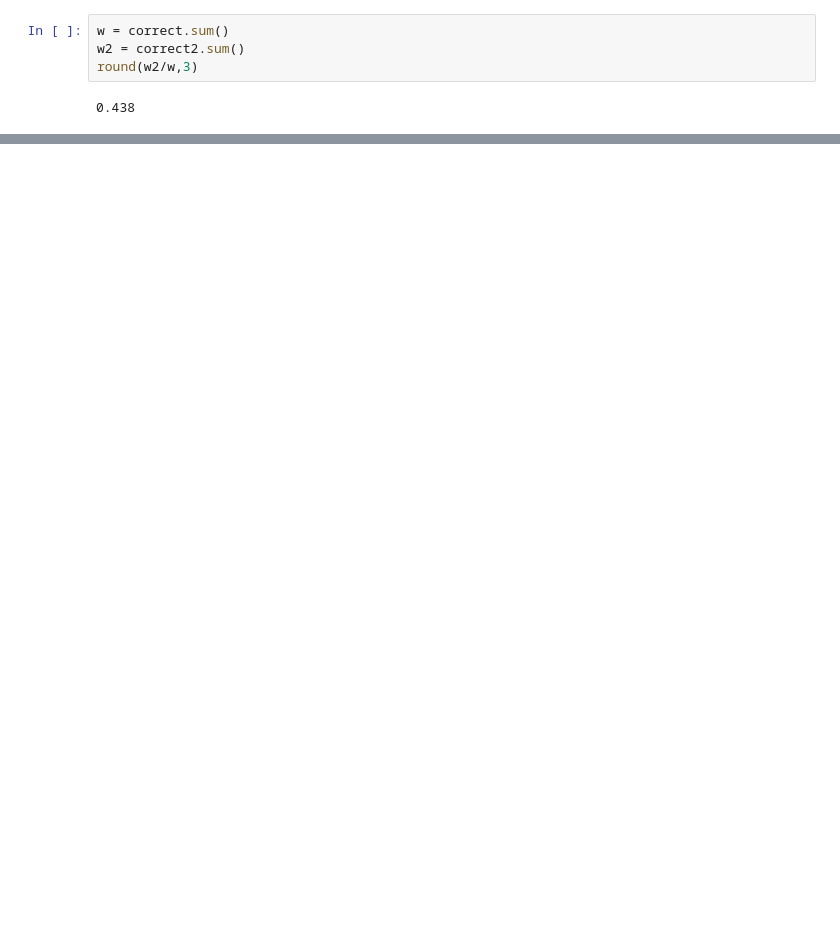
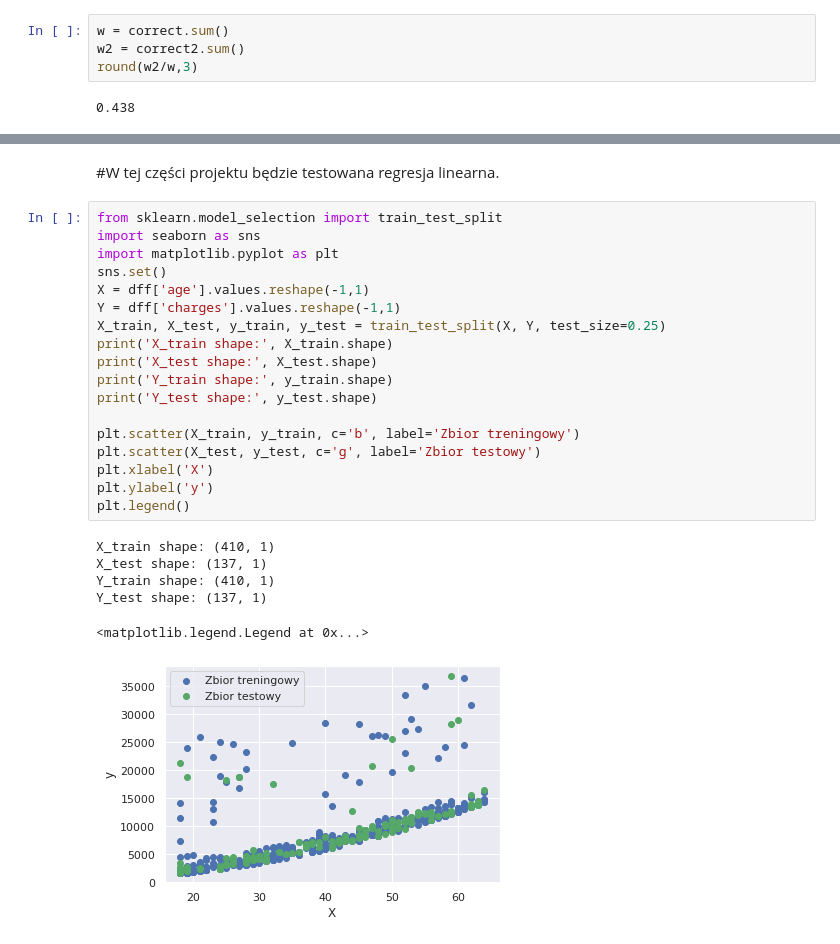
Before and after one commit to GKurek94/Data-Science-projects, a Jupyter notebook: Insurance.ipynb, the cells around one changed output, grey strips where cells are left out. Drawn from its saved outputs; the diff is of its cells as text; blank space fills up the shorter version.

```diff
--- a/Insurance.ipynb
+++ b/Insurance.ipynb
@@ -108,0 +122,27 @@ Ciekawą zależnością jest spadek ilości opłat wraz z rosnącą ilością po
+# %% [markdown]
+#W tej części projektu będzie testowana regresja linearna.
+# %%
+from sklearn.model_selection import train_test_split
+import seaborn as sns
+import matplotlib.pyplot as plt
+sns.set()
+X = dff['age'].values.reshape(-1,1)
+Y = dff['charges'].values.reshape(-1,1)
+X_train, X_test, y_train, y_test = train_test_split(X, Y, test_size=0.25)
+print('X_train shape:', X_train.shape)
+print('X_test shape:', X_test.shape)
+print('Y_train shape:', y_train.shape)
+print('Y_test shape:', y_test.shape)
+
+plt.scatter(X_train, y_train, c='b', label='Zbior treningowy')
+plt.scatter(X_test, y_test, c='g', label='Zbior testowy')
+plt.xlabel('X')
+plt.ylabel('y')
+plt.legend()
+# %% [output]
+X_train shape: (410, 1)
+X_test shape: (137, 1)
+Y_train shape: (410, 1)
+Y_test shape: (137, 1)
+<matplotlib.legend.Legend at 0x...>
+[figure, added]
```
Also changed, not shown: parts of 8 cells of this notebook.
